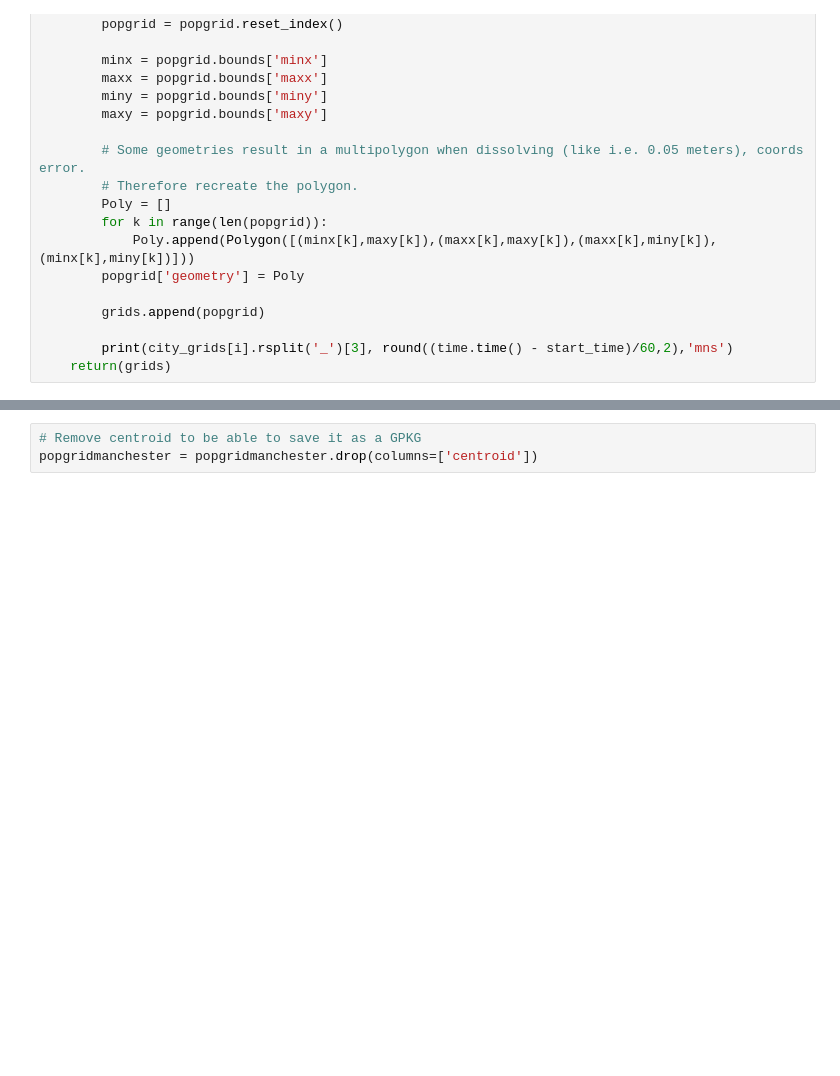
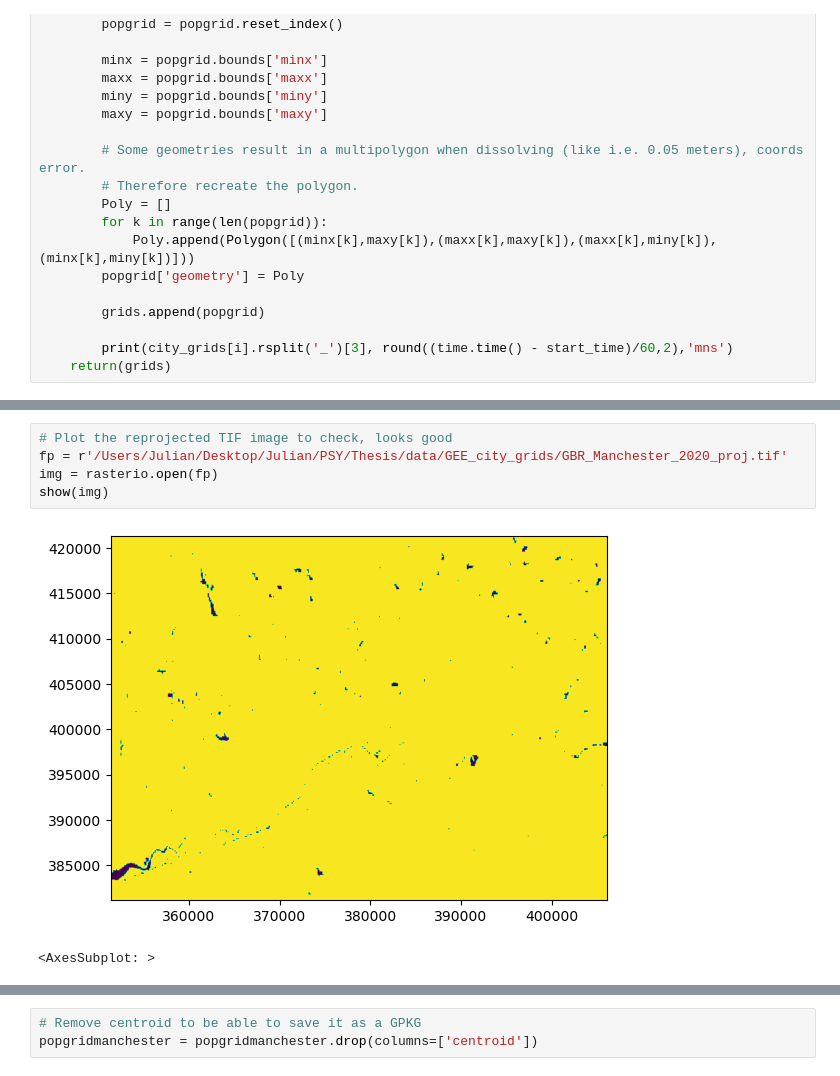
Before and after one commit to Spatial-Data-Science-and-GEO-AI-Lab/MultiHealth_J, a Jupyter notebook: manchester.ipynb, the cells around one changed output, grey strips where cells are left out. Cells and saved outputs as stored; diff of their text form; blank space fills up the shorter version.

```diff
--- a/manchester.ipynb
+++ b/manchester.ipynb
@@ -537,6 +547,14 @@ with rasterio.open('/Users/julia/Scriptie_repo/MultiHealth_J/GEE_city_grids/GBR_
                 dst_transform=transform,
                 dst_crs=dst_crs,
                 resampling=Resampling.nearest)
+# %%
+# Plot the reprojected TIF image to check, looks good
+fp = r'/Users/Julian/Desktop/Julian/PSY/Thesis/data/GEE_city_grids/GBR_Manchester_2020_proj.tif'
+img = rasterio.open(fp)
+show(img)
+# %% [output]
+[figure, added]
+<AxesSubplot: >
 # %%
 # Creation of the population grid
 
```
Also changed, not shown: parts of 31 cells of this notebook.
